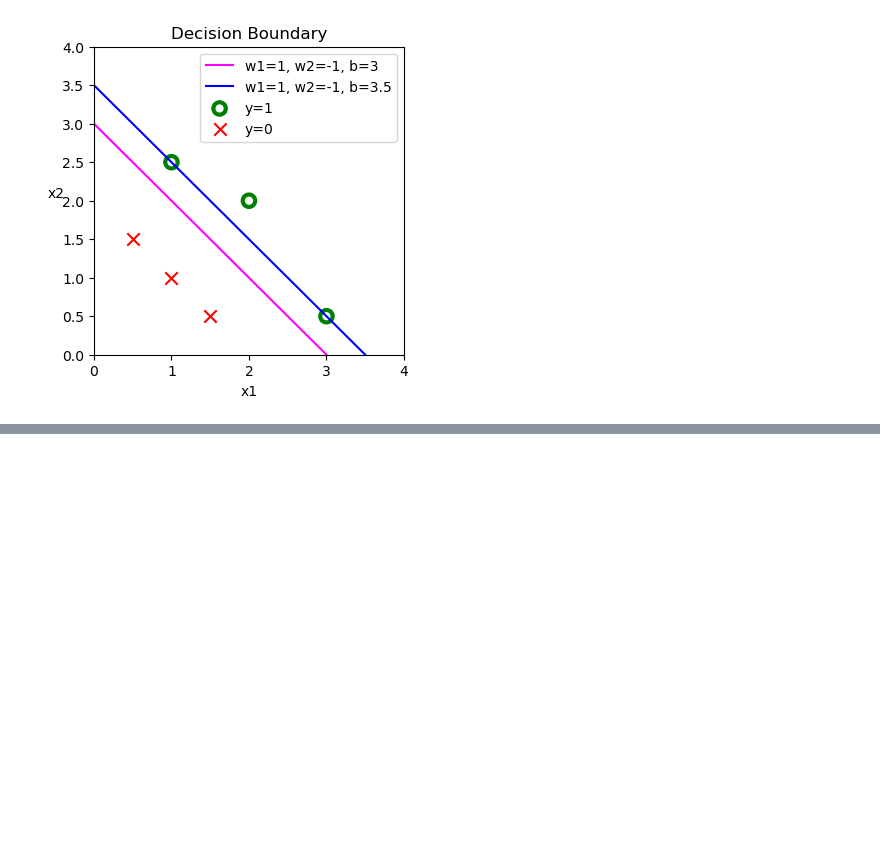
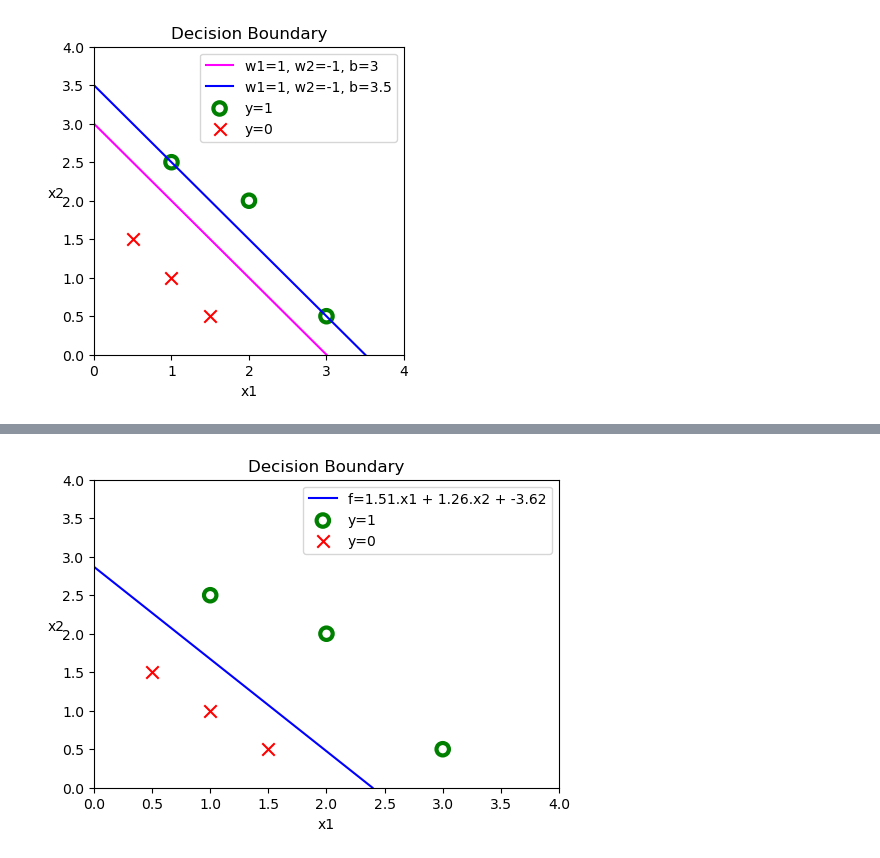
Before and after one commit to peterbaksa/MachineLearning, a Jupyter notebook: 03_Classification/01_logistic_regression/01_base_of_logistic_regression.ipynb, the cells around one changed output, grey strips where cells are left out. Cells and saved outputs as stored; diff of their text form; code cells hidden in the pictures; blank space fills up the shorter version.

```diff
--- a/03_Classification/01_logistic_regression/01_base_of_logistic_regression.ipynb
+++ b/03_Classification/01_logistic_regression/01_base_of_logistic_regression.ipynb
@@ -111,0 +187,19 @@ Cost for b = -4 :  1.5149783425270023
+# %%
+# Model parameters
+w, b = model_history[-1]
+
+_, ax = plt.subplots(1,1,figsize=(6,4))
+# Plot the decision boundary
+ax.plot([0, -b/w[0]], [-b/w[1], 0], c='b', label=f"f={w[0]:.2f}.x1 + {w[1]:.2f}.x2 + ({b:.2f})")
+ax.axis([0, 4, 0, 4])
+
+# Plot the input data
+ax.scatter(X[pos, 0], X[pos, 1], marker='o', s=80, color='g', label='y=1', lw=3, facecolors='none')
+ax.scatter(X[neg, 0], X[neg, 1], marker='x', s=80, color='r', label='y=0')
+plt.xlabel('x1')
+plt.ylabel('x2', rotation=0)
+ax.legend(loc='best')
+plt.title("Decision Boundary")
+plt.show()
+# %% [output]
+[figure, added]
```
Also changed, not shown: parts of 10 cells of this notebook, 3 other files.
